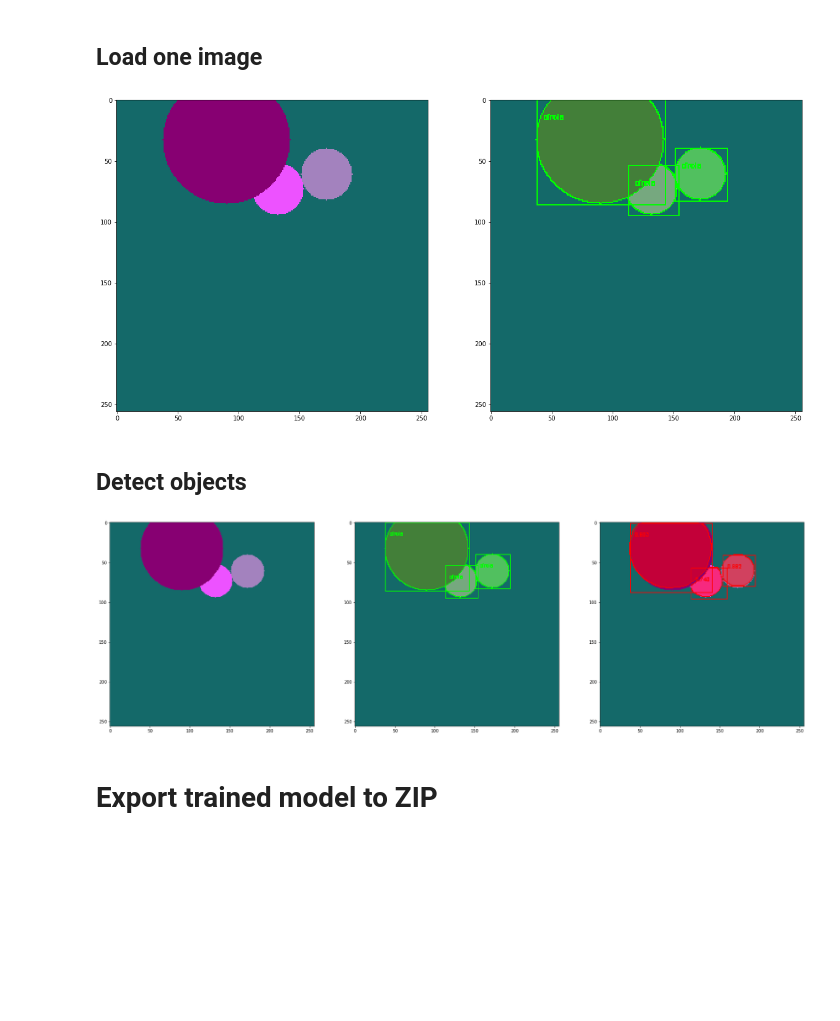
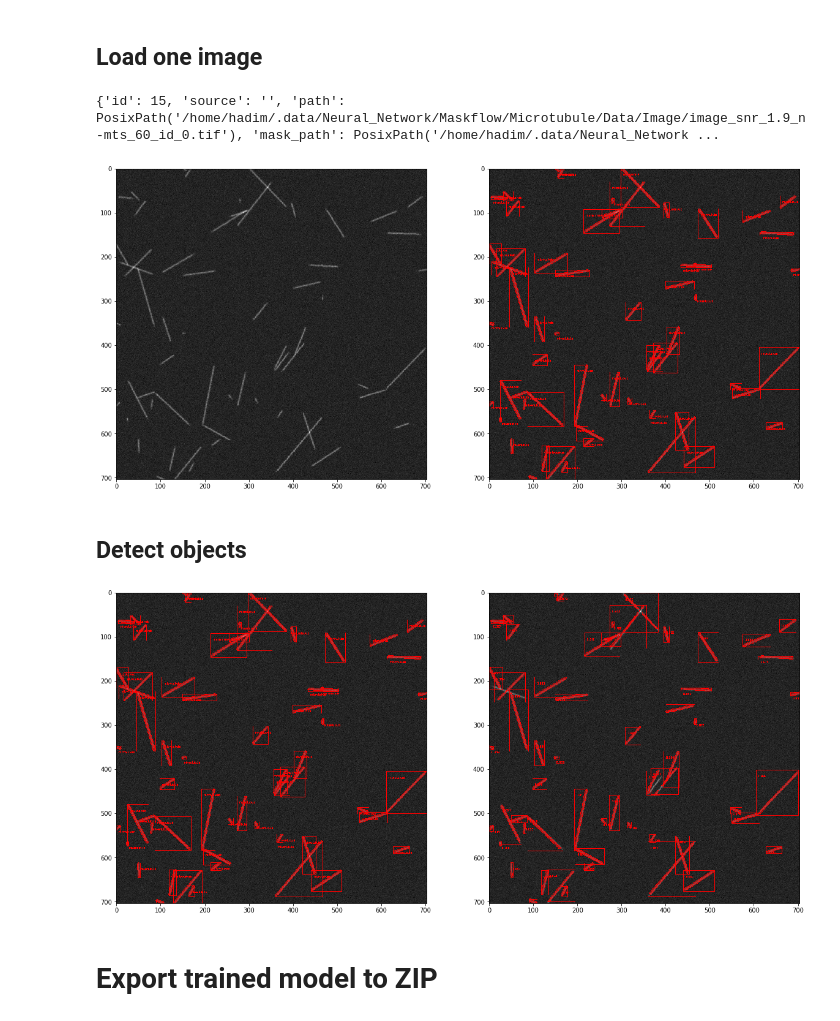
Before and after one commit to hadim/maskflow, a Jupyter notebook: notebooks/2_Training.ipynb, the cells around one changed output. Saved outputs shown, nothing was run; the diff lists cells and outputs as text; code cells hidden in the pictures; blank space fills up the shorter version.

```diff
--- a/notebooks/2_Training.ipynb
+++ b/notebooks/2_Training.ipynb
@@ -13,7 +13,7 @@ import sys
 sys.path.append("../")
 import maskflow
 
-root_dir = Path("/home/hadim/.data/Neural_Network/Maskflow/Shapes")
+root_dir = Path("/home/hadim/.data/Neural_Network/Maskflow/Microtubule")
 data_dir = root_dir / "Data"
 model_dir = root_dir / "Logs"
 saved_model_dir = root_dir / "SavedModel"
@@ -61,8 +61,7 @@ config.update()
 #config.display()
 # %%
 # Set the training name to resume a training or to None to start training from scratch.
-training_name = "microtubule_detector20180624T1725"
-training_name = "small_training"
+training_name = "current_training"
 #training_name = None
 
 # When training from scratch you can init the network with "coco" or "imagenet"
@@ -83,8 +89,7 @@ model.train(dataset_train, dataset_val, epochs=1000, layers='all', custom_callba
 # %% [markdown]
 # Detection
 # %%
-training_name = "microtubule_detector20180624T1725"
-training_name = "small_training"
+training_name = "chaotic_training"
 
 config = maskflow.get_config(params)
 config.IMAGES_PER_GPU = 1
@@ -112,19 +123,20 @@ image, objects = dataset_val.load(image_id)
 
 image_objects = maskflow.draw_objects(image, objects, config.CLASS_NAMES, colors=None, resize_ratio=1,
                                       draw_boxes=True, draw_masks=True, draw_contours=True, draw_score=True)
-maskflow.show_images([image, image_objects], size=10, use_widget=True, t=0)
+maskflow.show_images([image, image_objects], size=10, use_widget=False, t=0)
 # %% [output]
+{'id': 15, 'source': '', 'path': PosixPath('/home/hadim/.data/Neural_Network/Maskflow/Microtubule/Data/Image/image_snr_1.9_n-mts_60_id_0.tif'), 'mask_path': PosixPath('/home/hadim/.data/Neural_Network ...
-[figure, old version]
+[figure, new version]
 # %% [markdown]
 ## Detect objects
 # %%
 results = model.predict(image, progress=True)
 
 images_results = maskflow.draw_objects(image, results, config.CLASS_NAMES, colors=None, resize_ratio=1,
                                        draw_boxes=True, draw_masks=True, draw_contours=True, draw_score=True)
-maskflow.show_images([image, image_objects, images_results], size=10, use_widget=True, t=0)
+maskflow.show_images([image_objects, images_results], size=10, use_widget=False, t=0)
 # %% [output]
-[figure, old version]
+[figure, new version]
 # %% [markdown]
 # Export trained model to ZIP
 # %%
```
Also changed, not shown: parts of 4 cells of this notebook, 3 other files.
